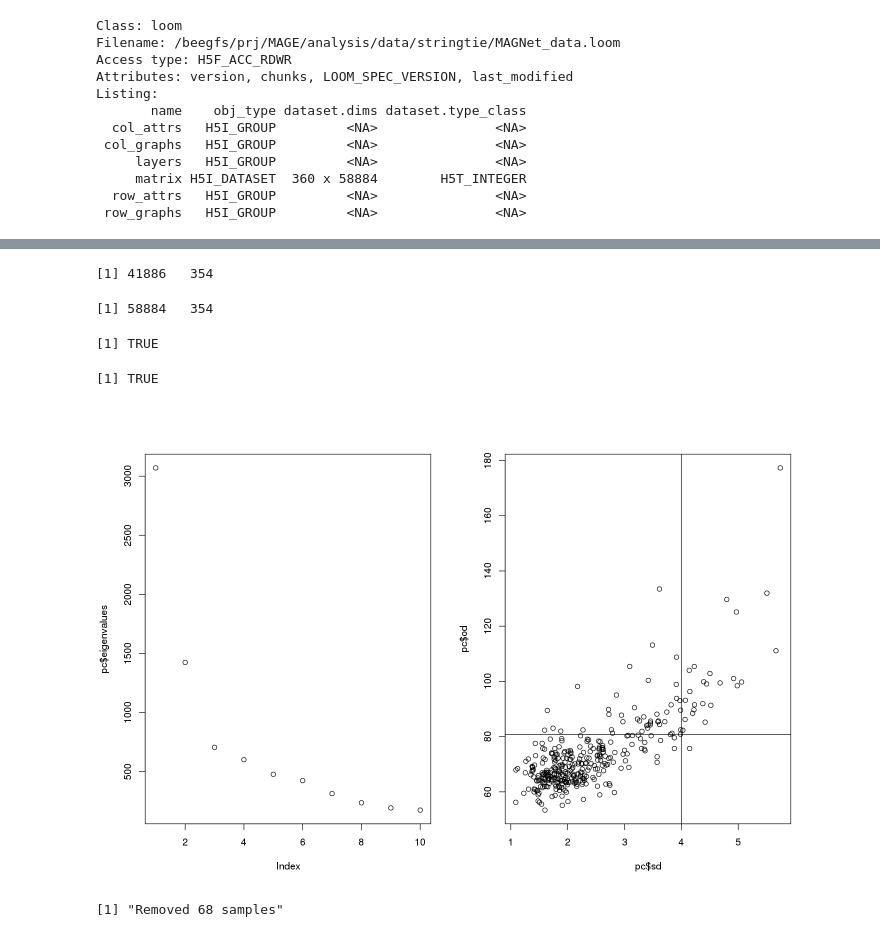
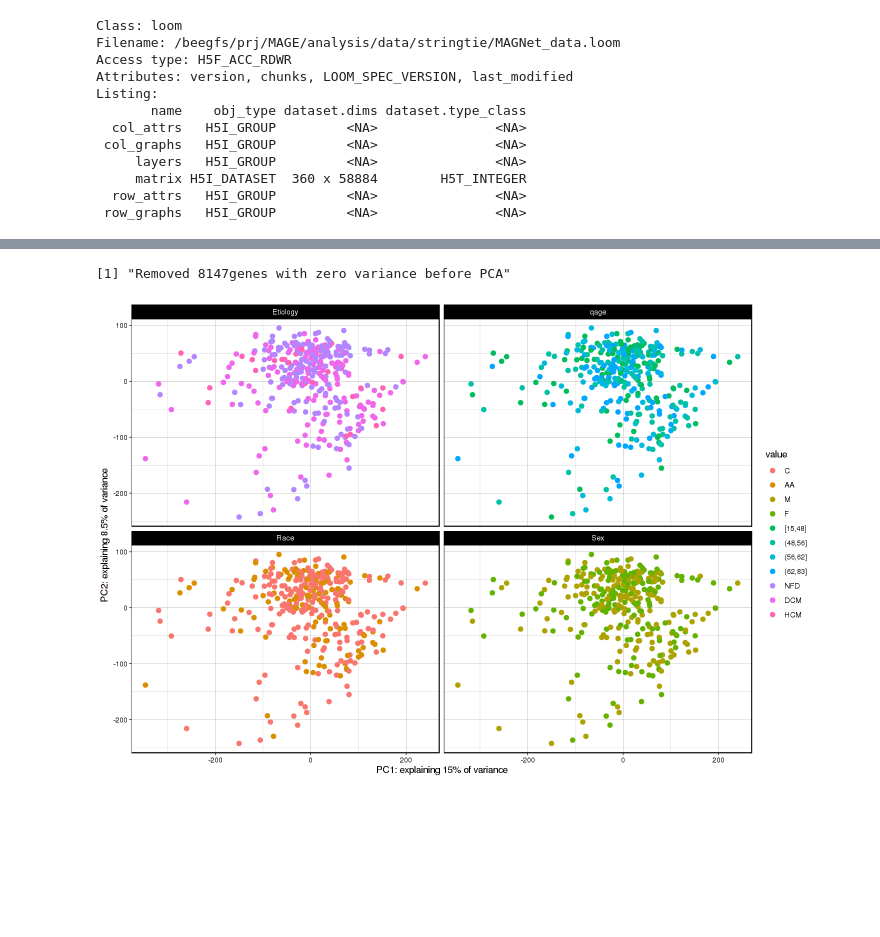
Before and after one commit to dieterich-lab/magnetiqueCode2022, a Jupyter notebook: data/MAGNet_data_stringtie.ipynb, the cells around one changed output, grey strips where cells are left out. Drawn from its saved outputs; the diff is of its cells as text; code cells hidden in the pictures; blank space fills up the shorter version.

```diff
--- a/data/MAGNet_data_stringtie.ipynb
+++ b/data/MAGNet_data_stringtie.ipynb
@@ -79,8 +82,8 @@ chk <- chk[var.all > quantile(var.all, probs=varQuant, type=8), ]
 # threshold on normalised counts: remove countQuant% of genes with lowest
 # (sequencing-depth normalised) average expression
 sf <- DESeq2::estimateSizeFactorsForMatrix(chk)
-cts.norm <- t(t(chk)/sf)
-keep <- rowMeans(cts.norm) > quantile(rowMeans(cts.norm), probs=countQuant, type=8)
+chk.norm <- t(t(chk)/sf)
+keep <- rowMeans(chk.norm) > quantile(rowMeans(chk.norm), probs=countQuant, type=8)
 chk <- chk[keep,]
 
 background <- rownames(cts)
@@ -93,11 +96,12 @@ dim(chk)
 # %% [output]
 [1] 41886   360
 # %%
-# sample-level filtering (outlier removal)
-# currently do not remove any, but see below
+# sample-level filtering (no outlier removal)
+# remove PPCM only
 
 samples <- rep(1, dim(cts)[2])
 names(samples) <- colnames(cts)
+samples[names(samples) %in% datTraits[datTraits$Etiology == 'PPCM',]$Run] <- 0
 samples <- as.factor(samples)
 # %%
 # write loom file
@@ -237,7 +243,7 @@ plot_pca <- function(datExpr, datTraits) {
         xlab(paste0("PC1: explaining ", percentVar[1], "% of variance")) +
         ylab(paste0("PC2: explaining ", percentVar[2], "% of variance")) +
         facet_wrap(~traits) +
-        cowplot::theme_cowplot()
+        theme_linedraw()
 }
 # %%
 # rlog is more robust and sometimes performs qualitatively better than the vst which is useful
@@ -258,17 +261,6 @@ chk_vst <- DESeq2::vst(chk, blind=TRUE) # increase nsub ?
-# %%
-# remove PPCM
-chk_vst <- chk_vst[,!(colnames(chk_vst) %in% datTraits[datTraits$Etiology == 'PPCM',]$Run)]
-dim(chk_vst)
-cts_vst <- cts_vst[,!(colnames(cts_vst) %in% datTraits[datTraits$Etiology == 'PPCM',]$Run)]
-dim(cts_vst)
-# %% [output]
-[1] 41886   354
-[1] 58884   354
 # %%
-datTraits <- datTraits[!(rownames(datTraits) %in% datTraits[datTraits$Etiology == 'PPCM',]$Run),]
+plot_pca(cts[,as.logical(as.numeric(as.numeric(levels(cell.attrs$SampleFlag))[cell.attrs$SampleFlag]))],
+         datTraits[!(rownames(datTraits) %in% datTraits[datTraits$Etiology == 'PPCM',]$Run),])
+# %% [output]
+[1] "Removed 8147genes with zero variance before PCA"
+[figure, added]
-# %%
-all(rownames(datTraits)==colnames(chk_vst))
-all(rownames(datTraits)==colnames(cts_vst))
-# %% [output]
-[1] TRUE
-[1] TRUE
@@ -281,16 +266,0 @@ pc <- PcaGrid(t(chk_vst), k=10, crit.pca.distances = 0.9)
-# %%
-par(mfrow=c(1,2))
-plot(pc$eigenvalues)
-plot(pc$sd, pc$od)
-abline(v=pc$cutoff.sd)
-abline(h=pc$cutoff.od)
-# %% [output]
-[figure, removed]
-# %%
-# remove outliers - PcaGrid
-outliers <- names(pc$flag[pc$flag==FALSE]) # The regular observations receive a flag 1 (TRUE)
-clean <- chk_vst[,!(colnames(chk_vst) %in% outliers)]
-meta <- datTraits[!(rownames(datTraits) %in% outliers),]
-print(paste("Removed ", dim(chk_vst)[2]-dim(clean)[2], " samples", sep=""))
-# %% [output]
-[1] "Removed 68 samples"
```
Also changed, not shown: parts of 22 cells of this notebook, 3 other files.
